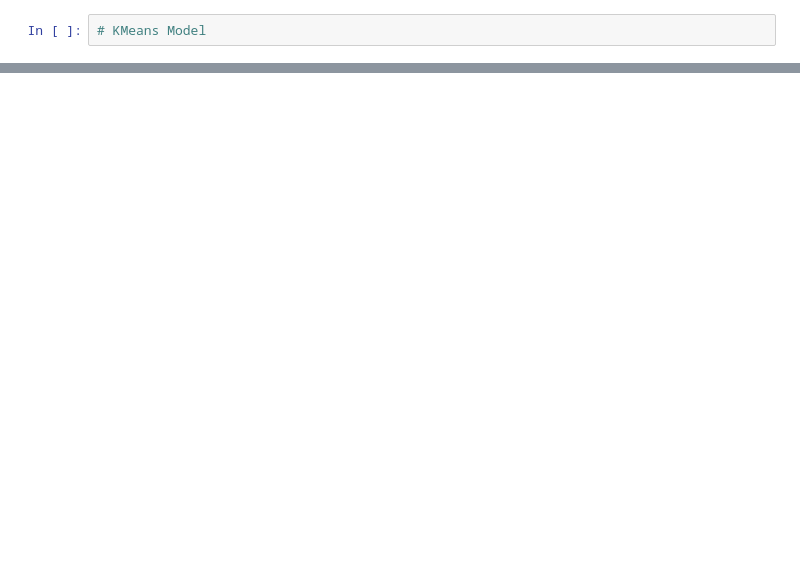
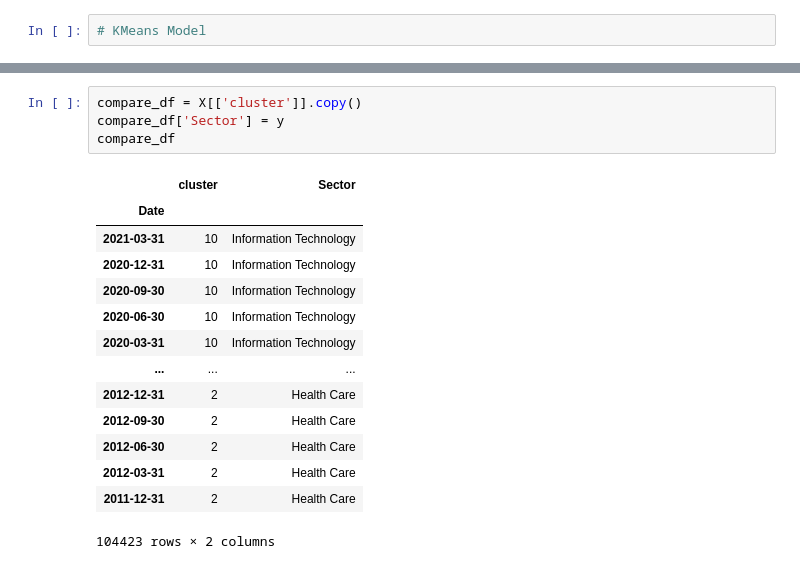
Before and after one commit to sfreagin/SEC_testing, a Jupyter notebook: KMeans_model.ipynb, the cells around one changed output, grey strips where cells are left out. Saved outputs shown, nothing was run; the diff lists cells and outputs as text; blank space fills up the shorter version.

```diff
--- a/KMeans_model.ipynb
+++ b/KMeans_model.ipynb
@@ -91,0 +120,19 @@ ax = combo_df.plot(
+# %%
+compare_df = X[['cluster']].copy()
+compare_df['Sector'] = y
+compare_df
+# %% [output]
+|  | cluster | Sector |
+| Date |  |  |
+| 2021-03-31 | 10 | Information Technology |
+| 2020-12-31 | 10 | Information Technology |
+| 2020-09-30 | 10 | Information Technology |
+| 2020-06-30 | 10 | Information Technology |
+| 2020-03-31 | 10 | Information Technology |
+| ... | ... | ... |
+| 2012-12-31 | 2 | Health Care |
+| 2012-09-30 | 2 | Health Care |
+| 2012-06-30 | 2 | Health Care |
+| 2012-03-31 | 2 | Health Care |
+| 2011-12-31 | 2 | Health Care |
+104423 rows × 2 columns
```
Also changed, not shown: parts of 13 cells of this notebook.
